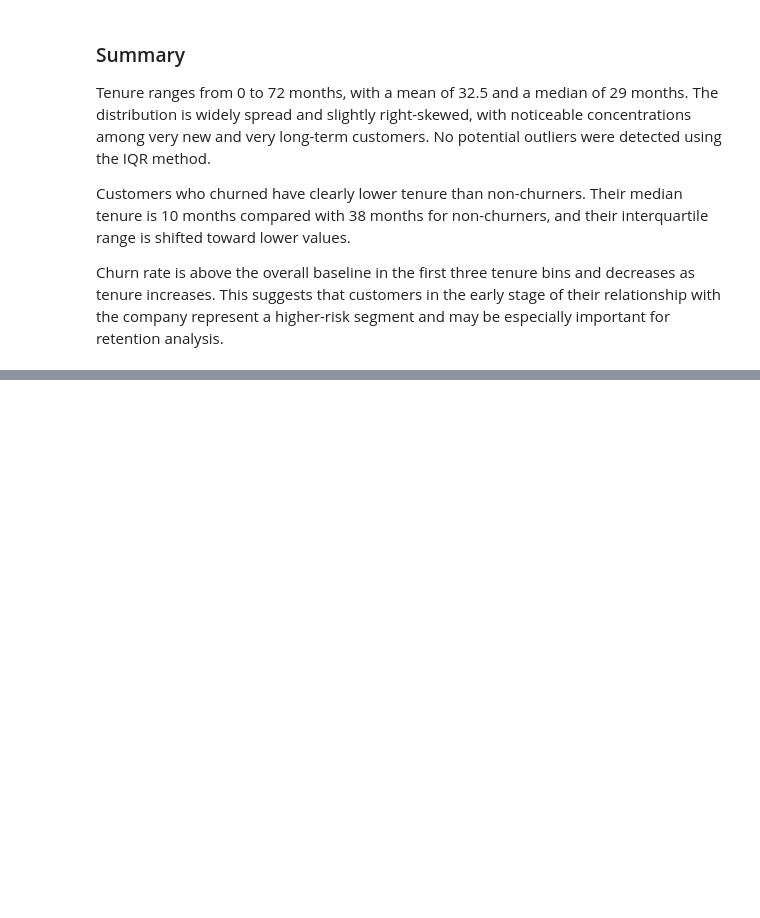
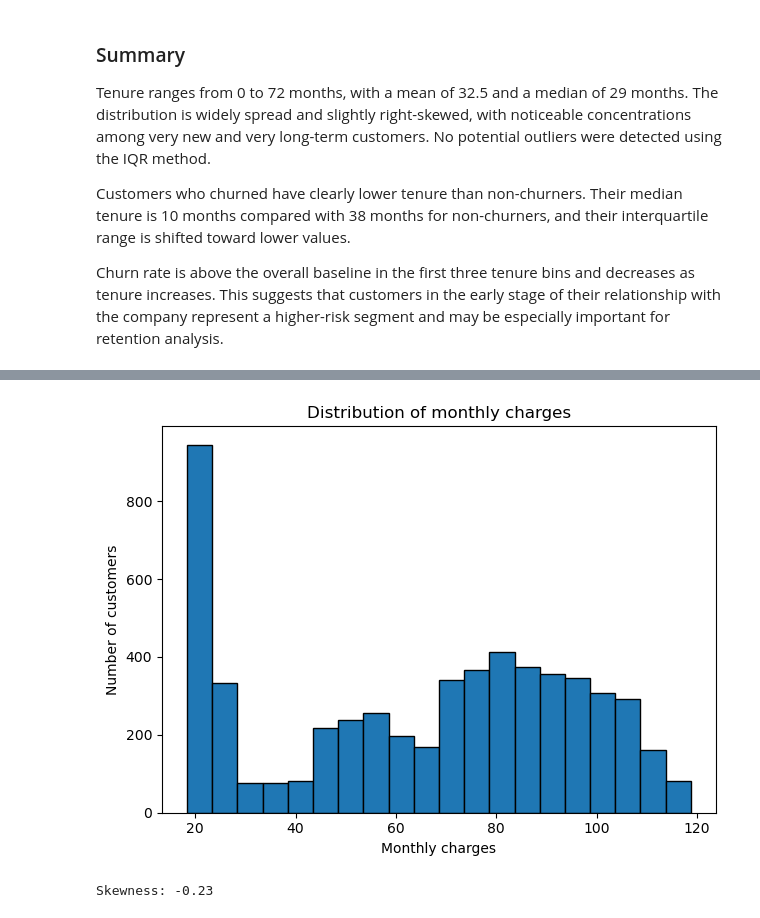
Before and after one commit to michal-ry/telco-churn-risk-scoring, a Jupyter notebook: notebooks/03_eda_numerical.ipynb, the cells around one changed output, grey strips where cells are left out. Cells and saved outputs as stored; diff of their text form; code cells hidden in the pictures; blank space fills up the shorter version.

Commit message:
Add EDA for numerical features

```diff
--- a/notebooks/03_eda_numerical.ipynb
+++ b/notebooks/03_eda_numerical.ipynb
@@ -26,4 +120,5 @@ from telco_churn.plots import save_plot
 df_train = pd.read_csv(TELCO_CUSTOMERS_TRAIN_PATH)
 
 df_numerical = df_train[list(NUMERICAL_COLUMNS)].copy()
-df_numerical['churn'] = df_train[TARGET_COLUMN]
+df_numerical[TARGET_COLUMN] = df_train[TARGET_COLUMN]
+df_numerical.head(3)
@@ -252,0 +337,25 @@ Churn rate is above the overall baseline in the first three tenure bins and decr
+# %%
+# Analyzing histogram to understand distribution
+monthly_charges_ax = df_numerical['monthly_charges'].plot(
+    kind='hist',
+    bins=20,
+    edgecolor='black',
+    linewidth=1,
+)
+
+plt.title('Distribution of monthly charges')
+plt.xlabel('Monthly charges')
+plt.ylabel('Number of customers')
+plt.tight_layout()
+save_plot(
+    path=EDA_NUMERICAL_DIR,
+    file_name='monthly_charges_histogram',
+)
+plt.show()
+
+# Calculating skewness to assess asymmetry
+monthly_charges_skew = df_numerical['monthly_charges'].skew()
+print(f'\nSkewness: {monthly_charges_skew.round(2)}')
+# %% [output]
+[figure, added]
+Skewness: -0.23
```
Also changed, not shown: parts of 37 cells of this notebook, 9 other files.
